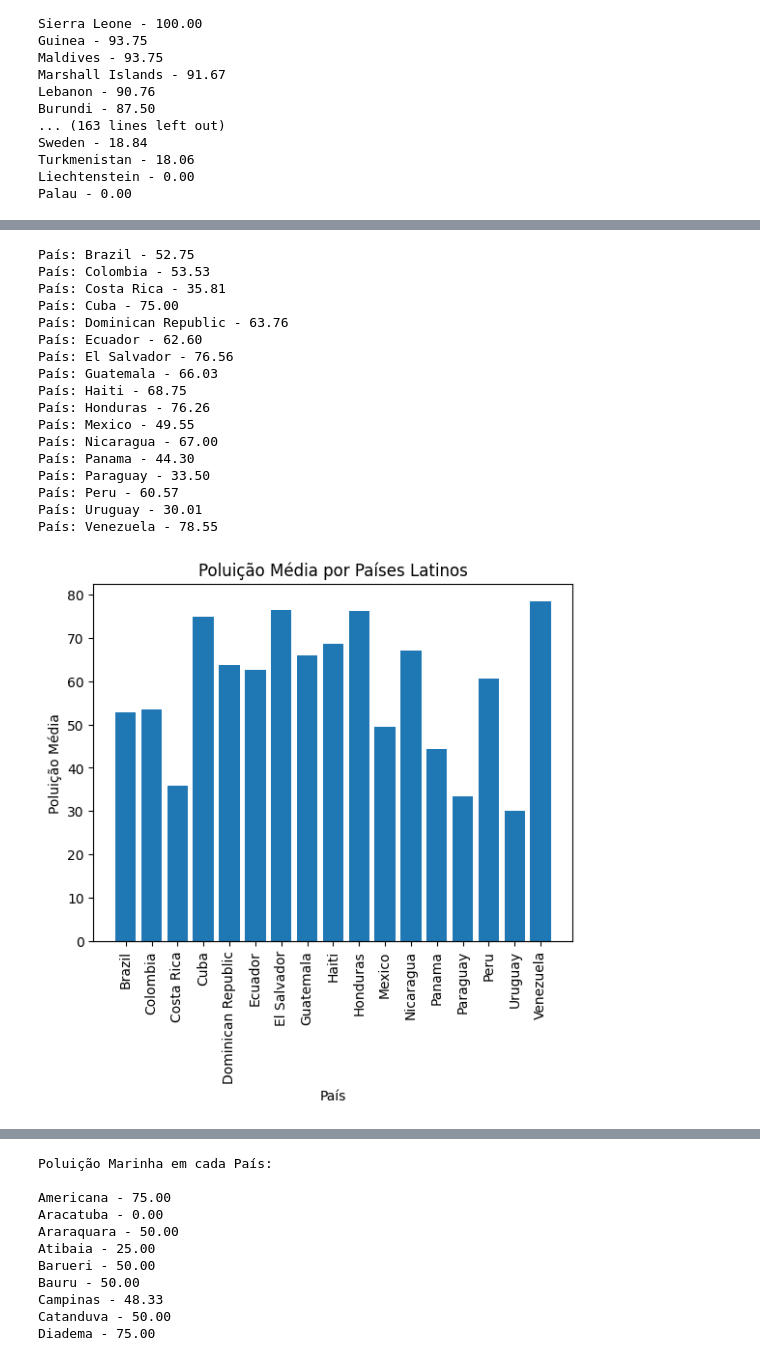
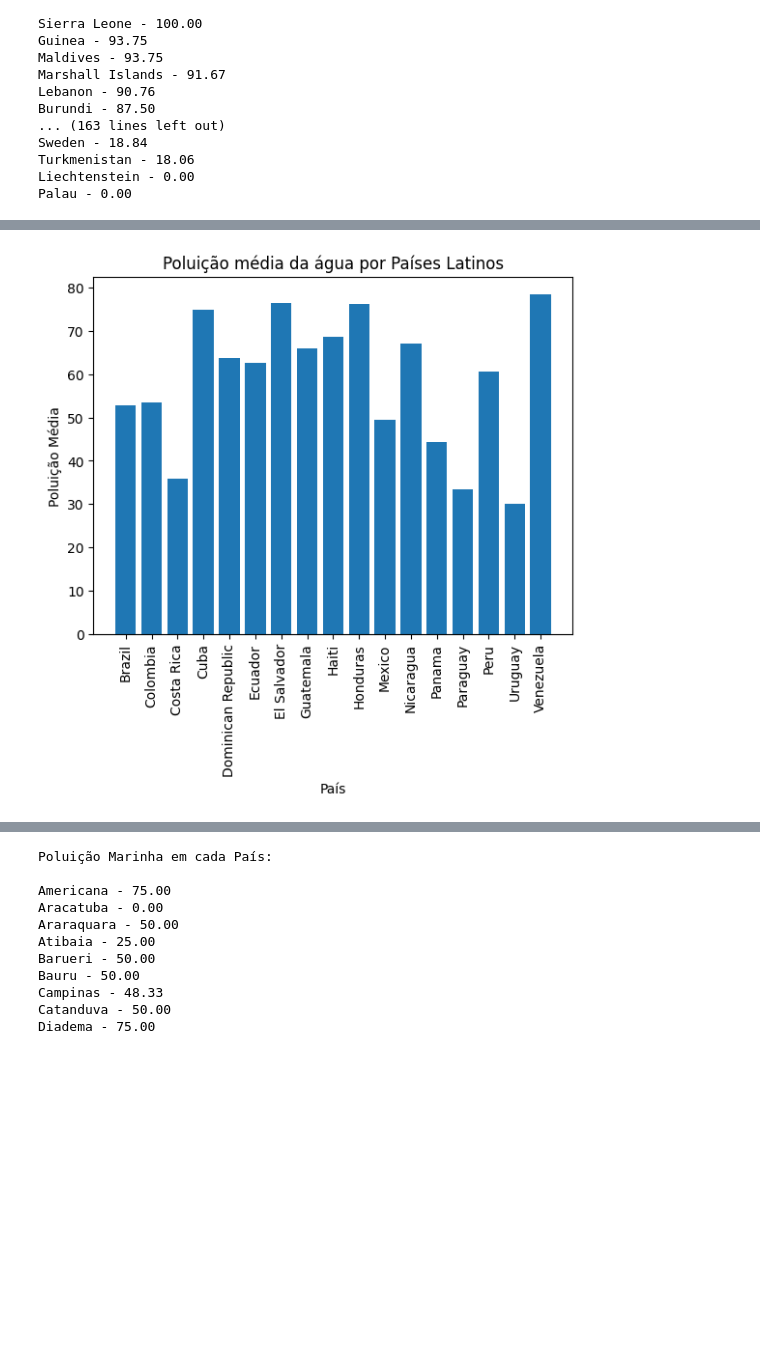
Before and after one commit to ChangeNameLaterGS/-GSDataScience, a Jupyter notebook: WaterPollution.ipynb, the cells around one changed output, grey strips where cells are left out. Cells and saved outputs as stored; diff of their text form; code cells hidden in the pictures; blank space fills up the shorter version.

```diff
--- a/WaterPollution.ipynb
+++ b/WaterPollution.ipynb
@@ -79,62 +128,17 @@ Palau - 0.00
 # %%
-paises_latinos = [
-    "Brazil",
-    "Colombia",
-    "Costa Rica",
-    "Cuba",
-    "Dominican Republic",
-    "Ecuador",
-    "El Salvador",
-    "Guatemala",
-    "Haiti",
-    "Honduras",
-    "Mexico",
-    "Nicaragua",
-    "Panama",
-    "Paraguay",
-    "Peru",
-    "Uruguay",
-    "Venezuela",
-]
-
-poluicaoAguaPaisesLatinos = base[base["Country"].isin(paises_latinos)]
-
-# Group by faixa_etaria and sum the values in the "total" column
-grouped_data = poluicaoAguaPaisesLatinos.groupby("Country")["WaterPollution"].mean()
-
-for pais, total in grouped_data.items():
-    print(f"País: {pais} - {total:.2f}")
-
-# Crie um gráfico de barras
-plt.bar(grouped_data.index, grouped_data.values)
+# Gráfico de barras
+plt.bar(poluicao_paises_latinos.index, poluicao_paises_latinos.values)
 
 # Adicione rótulos aos eixos
 plt.xlabel("País")
 plt.ylabel("Poluição Média")
-plt.title("Poluição Média por Países Latinos")
+plt.title("Poluição média da água por Países Latinos")
 
 # Rotaciona os rótulos do eixo x para melhor visualização
 plt.xticks(rotation=90)
 
 # Exibe o gráfico
 plt.show()
 # %% [output]
-País: Brazil - 52.75
-País: Colombia - 53.53
-País: Costa Rica - 35.81
-País: Cuba - 75.00
-País: Dominican Republic - 63.76
-País: Ecuador - 62.60
-País: El Salvador - 76.56
-País: Guatemala - 66.03
-País: Haiti - 68.75
-País: Honduras - 76.26
-País: Mexico - 49.55
-País: Nicaragua - 67.00
-País: Panama - 44.30
-País: Paraguay - 33.50
-País: Peru - 60.57
-País: Uruguay - 30.01
-País: Venezuela - 78.55
-[figure, old version]
+[figure, new version]
 # %%
```
Also changed, not shown: parts of 7 cells of this notebook.
